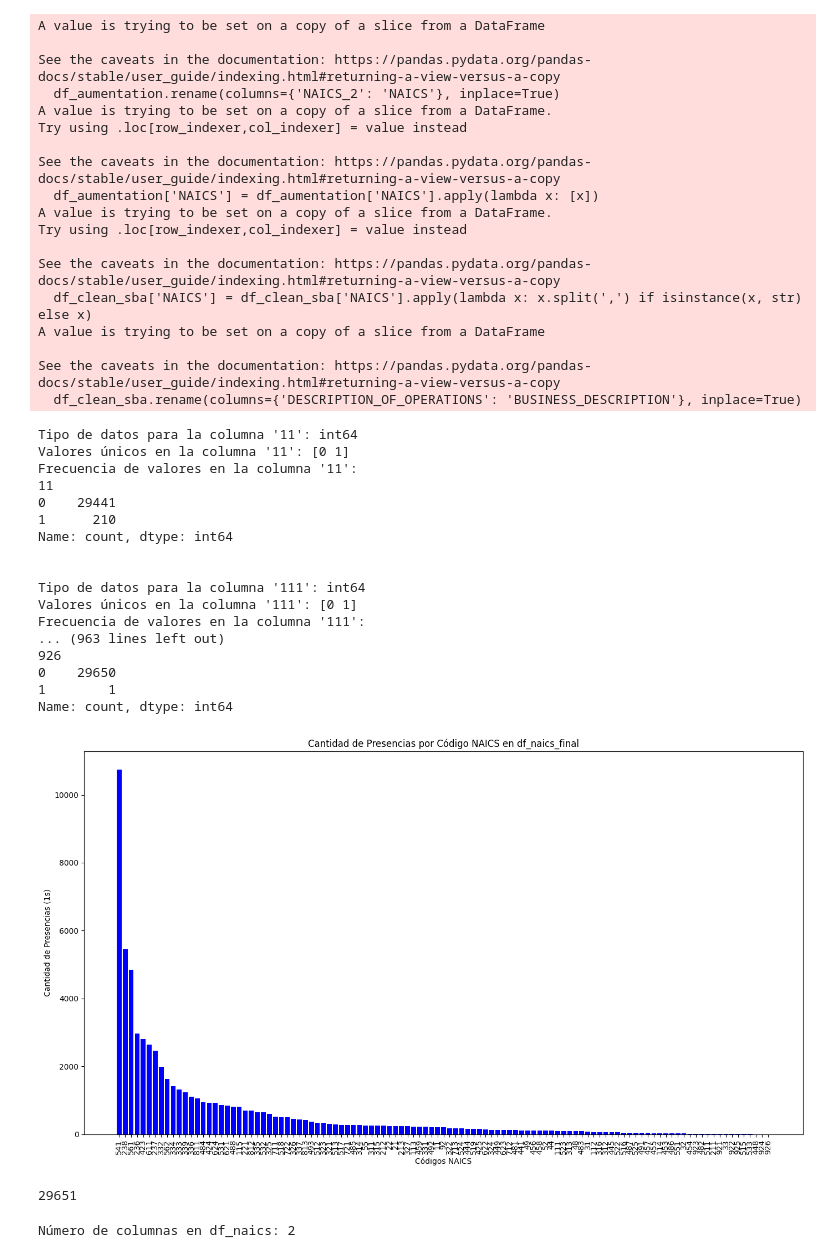
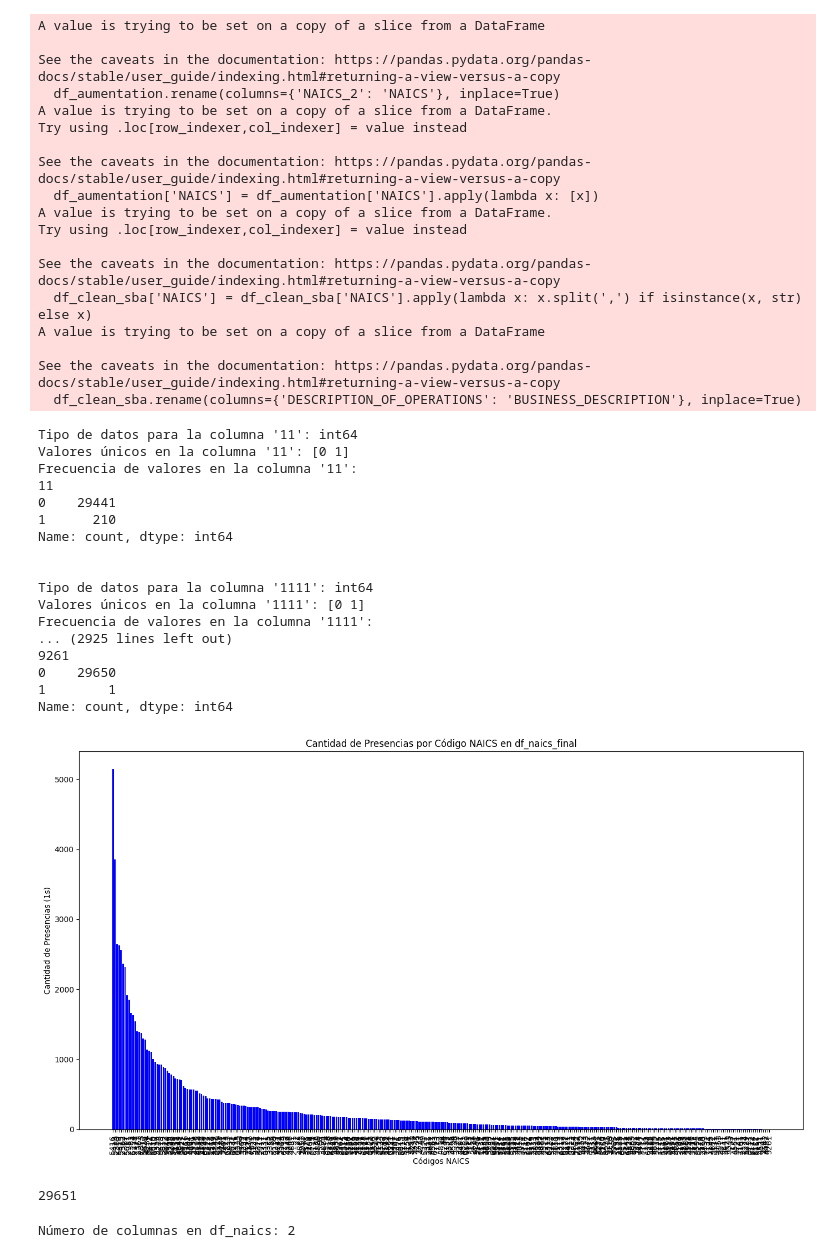
Before and after one commit to Zrive/zrive-ds-1q24-industry-classification, a Jupyter notebook: notebooks/data_multilabel.ipynb, the cells around one changed output. Cells and saved outputs as stored; diff of their text form; code cells hidden in the pictures.

```diff
--- a/notebooks/data_multilabel.ipynb
+++ b/notebooks/data_multilabel.ipynb
@@ -55,7 +55,7 @@ def truncate_naics_codes(df: pd.DataFrame, digits: int) -> pd.DataFrame:
         )
     return df
 
-df_naics=truncate_naics_codes(df_naics,3)
+df_naics=truncate_naics_codes(df_naics,4)
 
 
 df_naics['NAICS'] = df_naics['NAICS'].apply(lambda x: list(set(x)))
@@ -95,39 +95,39 @@ df_naics_final.to_csv('DF_NAICS_BINARIZED_BUENO_3.csv',index=False)
 A value is trying to be set on a copy of a slice from a DataFrame
 
 See the caveats in the documentation: https://pandas.pydata.org/pandas-docs/stable/user_guide/indexing.html#returning-a-view-versus-a-copy
   df_aumentation.rename(columns={'NAICS_2': 'NAICS'}, inplace=True)
 A value is trying to be set on a copy of a slice from a DataFrame.
 Try using .loc[row_indexer,col_indexer] = value instead
 
 See the caveats in the documentation: https://pandas.pydata.org/pandas-docs/stable/user_guide/indexing.html#returning-a-view-versus-a-copy
   df_aumentation['NAICS'] = df_aumentation['NAICS'].apply(lambda x: [x])
 A value is trying to be set on a copy of a slice from a DataFrame.
 Try using .loc[row_indexer,col_indexer] = value instead
 
 See the caveats in the documentation: https://pandas.pydata.org/pandas-docs/stable/user_guide/indexing.html#returning-a-view-versus-a-copy
   df_clean_sba['NAICS'] = df_clean_sba['NAICS'].apply(lambda x: x.split(',') if isinstance(x, str) else x)
 A value is trying to be set on a copy of a slice from a DataFrame
 
 See the caveats in the documentation: https://pandas.pydata.org/pandas-docs/stable/user_guide/indexing.html#returning-a-view-versus-a-copy
   df_clean_sba.rename(columns={'DESCRIPTION_OF_OPERATIONS': 'BUSINESS_DESCRIPTION'}, inplace=True)
 Tipo de datos para la columna '11': int64
 Valores únicos en la columna '11': [0 1]
 Frecuencia de valores en la columna '11':
 11
 0    29441
 1      210
 Name: count, dtype: int64
 
 
-Tipo de datos para la columna '111': int64
-Valores únicos en la columna '111': [0 1]
-Frecuencia de valores en la columna '111':
-... (963 lines left out)
-926
+Tipo de datos para la columna '1111': int64
+Valores únicos en la columna '1111': [0 1]
+Frecuencia de valores en la columna '1111':
+... (2925 lines left out)
+9261
 0    29650
 1        1
 Name: count, dtype: int64
-[figure, old version]
+[figure, new version]
 29651
 # %%
 num_columns = df_naics.shape[1]
```
Also changed, not shown: 1 other file.
